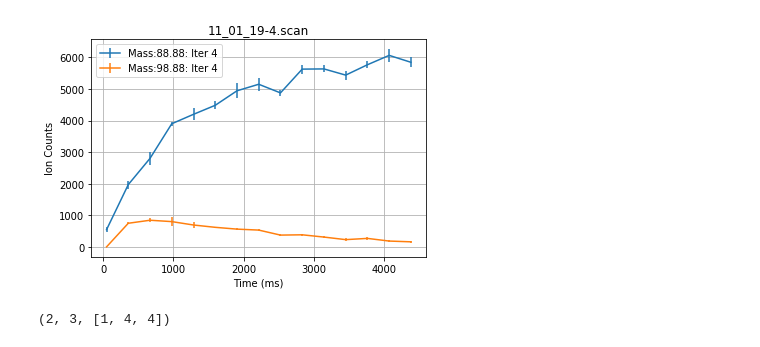
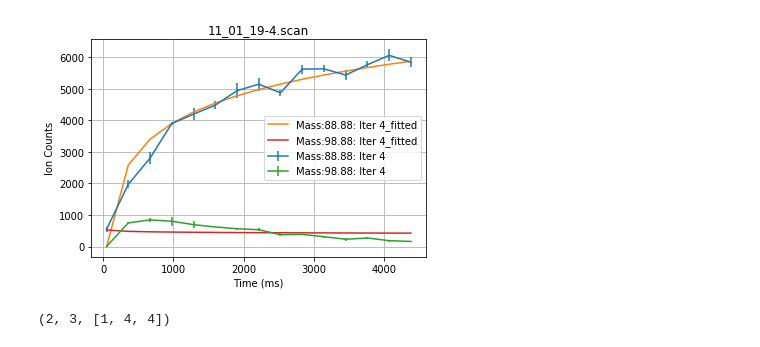
Before and after one commit to aravindhnivas/FELion-Spectrum-Analyser, a Jupyter notebook: testing/errorBar.ipynb, the cells around one changed output. Cells and saved outputs as stored; diff of their text form; code cells hidden in the pictures.

```diff
--- a/testing/errorBar.ipynb
+++ b/testing/errorBar.ipynb
@@ -129,35 +131,43 @@ for i in range(no_of_mass):
     d["mass_#{0}".format(i)] = []
 
 for i in range(len(d)):
     d['mass_#{}'.format(i)] = [float(j[i+1]) for j in datas]
 
 time = [float(i[0]) for i in datas]
 
 error, iterations, mass_values = errorbar(filename, no_of_mass)
 tmp = []
 if len(error[0])>len(time):
     for i in error:
         del i[-1]
         tmp.append(i)
     error = tmp
 
+def fit(x, a, b, c):
+    return a*np.log(b*x)+c
+
 j = 0
 for i in range(no_of_mass):
     if iterations[i]>1:
+        lg = "Mass:"+str(mass_values["mass_sample_{}".format(i)][0][0][0])+": Iter "+str(iterations[i])
         plt.errorbar(time, d["mass_#{}".format(i)], yerr = error[j], fmt = "-",
-                     label = "Mass:"+str(mass_values["mass_sample_{}".format(i)][0][0][0])+": Iter "+str(iterations[i]))
+                     label = lg)
+
+        params, pcov = curve_fit(fit, np.array(time), np.array(d["mass_#{}".format(i)]), p0=(1, 1, 1))
+        plt.plot(np.array(time), fit(np.array(time), *params), label = lg+"_fitted")
+
         j += 1
 
 plt.grid(True)
 plt.xlabel("Time (ms)")
 plt.ylabel("Ion Counts")
 plt.legend()
 plt.title(filename)
 plt.savefig(filename+".png")
 plt.show()
 plt.close()
 # %% [output]
-[figure, old version]
+[figure, new version]
 # %%
 len(error), no_of_mass, iterations
 # %% [output]
```
Also changed, not shown: parts of 12 cells of this notebook, 2 other files.
